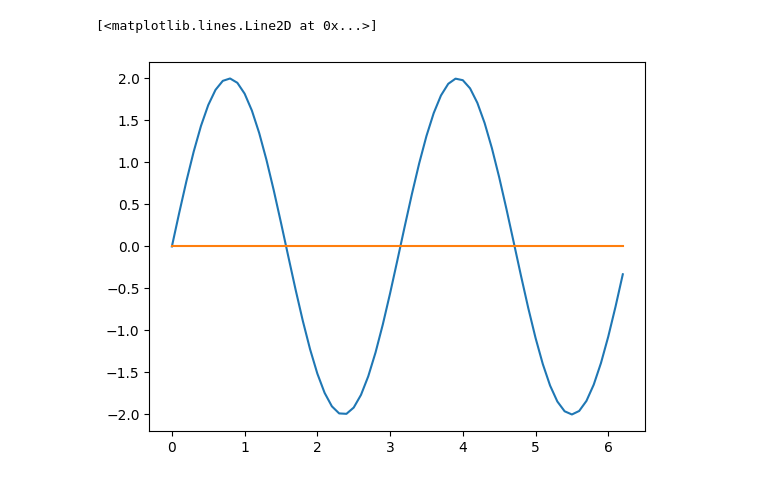
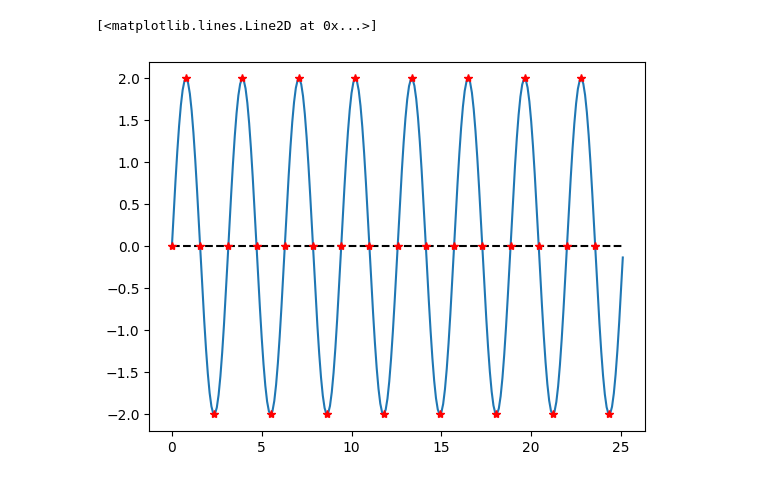
Before and after one commit to shergarx/Practica_1_Difs, a Jupyter notebook: Practica1.ipynb, the cells around one changed output. Drawn from its saved outputs; the diff is of its cells as text; code cells hidden in the pictures.

```diff
--- a/Practica1.ipynb
+++ b/Practica1.ipynb
@@ -4,12 +4,15 @@ import matplotlib as mpl
 import matplotlib.pyplot as plt
 import sympy as sympy
 # %%
-u = np.arange(0,2*np.pi,0.1) #Vector de valores de 0 a 2pi en saltos de 0.1 unidades
-v = 2*np.sin(2*u)
-a = np.zeros(np.size(u))
+t1 = np.arange(0,8*np.pi,0.1) #Vector de valores de 0 a 2pi en saltos de 0.1 unidades
+pts1 = np.arange(0,8*np.pi,np.pi/4)
+dif1 = 2*np.sin(2*t1)
+dif1_pts = 2*np.sin(2*pts1)
+ceros1 = np.zeros(np.size(dif1))
 
-plt.plot(u,v)
-plt.plot(u,a)
+plt.plot(t1,dif1)
+plt.plot(t1,ceros1,"--k")
+plt.plot(pts1,dif1_pts,"*r")
 # %% [output]
 [<matplotlib.lines.Line2D at 0x...>]
-[figure, old version]
+[figure, new version]
```
Also changed, not shown: parts of 3 cells of this notebook.
